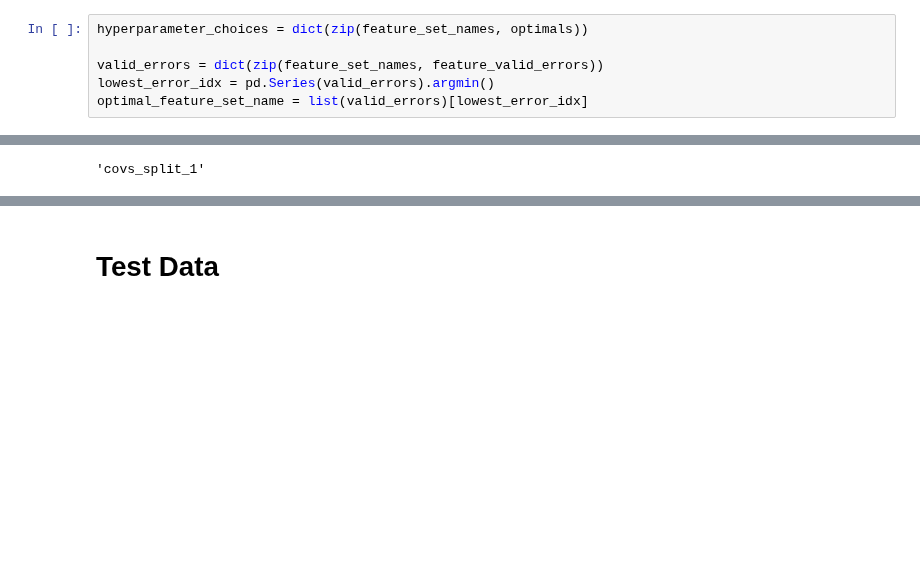
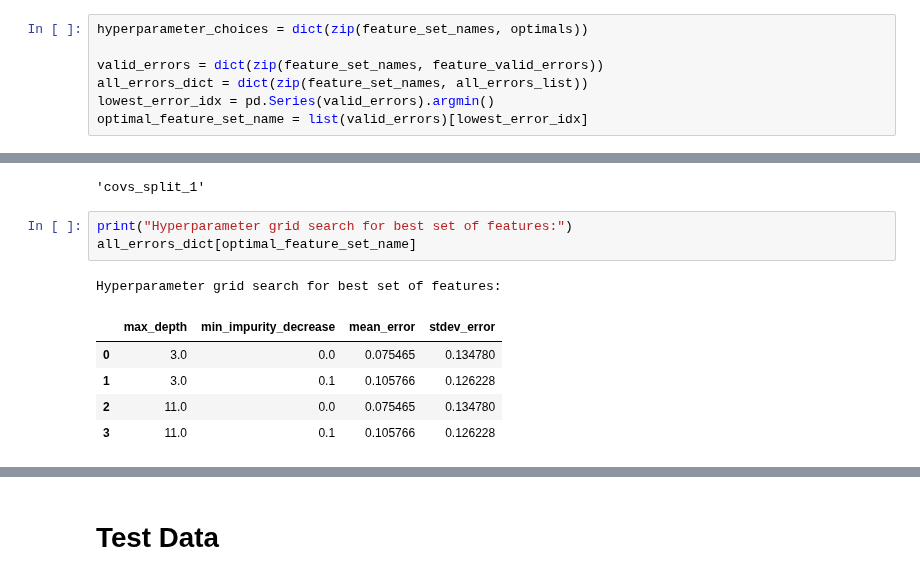
Before and after one commit to NicBamberger/ML_Coursework, a Jupyter notebook: ML_COURSEWORK/tests.ipynb, the cells around one changed output, grey strips where cells are left out. Cells and saved outputs as stored; diff of their text form; blank space fills up the shorter version.

```diff
--- a/ML_COURSEWORK/tests.ipynb
+++ b/ML_COURSEWORK/tests.ipynb
@@ -105,6 +105,7 @@ Set 2:
 hyperparameter_choices = dict(zip(feature_set_names, optimals))
 
 valid_errors = dict(zip(feature_set_names, feature_valid_errors))
+all_errors_dict = dict(zip(feature_set_names, all_errors_list))
 lowest_error_idx = pd.Series(valid_errors).argmin()
 optimal_feature_set_name = list(valid_errors)[lowest_error_idx]
 # %%
@@ -123,6 +124,16 @@ valid_errors
 optimal_feature_set_name
 # %% [output]
 'covs_split_1'
+# %%
+print("Hyperparameter grid search for best set of features:")
+all_errors_dict[optimal_feature_set_name]
+# %% [output]
+Hyperparameter grid search for best set of features:
+|  | max_depth | min_impurity_decrease | mean_error | stdev_error |
+| 0 | 3.0 | 0.0 | 0.075465 | 0.134780 |
+| 1 | 3.0 | 0.1 | 0.105766 | 0.126228 |
+| 2 | 11.0 | 0.0 | 0.075465 | 0.134780 |
+| 3 | 11.0 | 0.1 | 0.105766 | 0.126228 |
 # %%
 hyperparameter_choices
 # %% [output]
```
Also changed, not shown: parts of 6 cells of this notebook, 2 other files.
